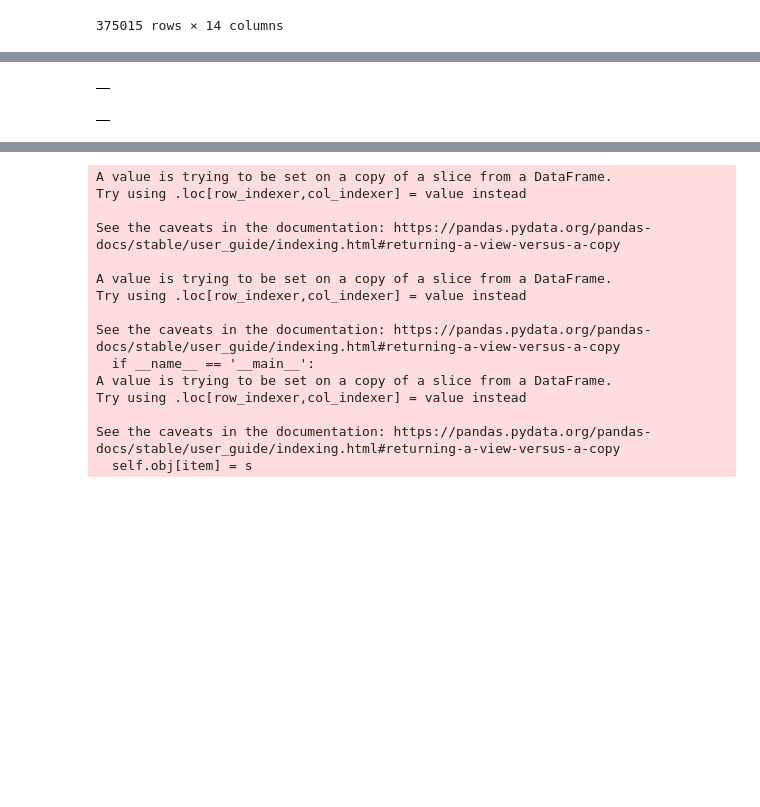
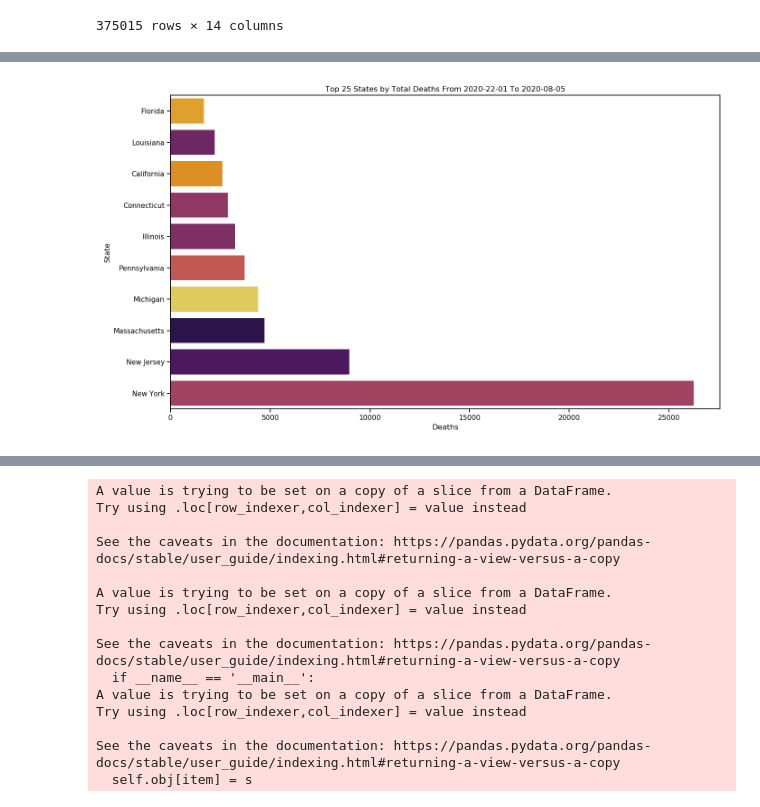
Before and after one commit to lewis-morris/progplot, a Jupyter notebook: Untitled.ipynb, the cells around one changed output, grey strips where cells are left out. Cells and saved outputs as stored; diff of their text form; code cells hidden in the pictures; blank space fills up the shorter version.

```diff
--- a/Untitled.ipynb
+++ b/Untitled.ipynb
@@ -317,0 +223,2 @@ df
+# %%
+bw = BarWriter(df)
@@ -318 +229,5 @@ df
+# %%
+bw.set_display_settings(time_in_seconds=45, video_file_name = "deathsbystate.webm")
+# %%
+bw.set_chart_options(x_tick_format="0", dateformat="%Y-%d-%m", palette="inferno", y_label="State", title="Top 25 States by Total Deaths", tight_layout=True, use_top_x=20,display_top_x=10)
 # %%
@@ -340,8 +235,5 @@ thing1
-# %%
-new_df
-# %% [output]
-|  |
-# %%
-new_df
-# %% [output]
-|  |
+# %%
+sns.set_context("notebook")
+bw.test_chart()
+# %% [output]
+[figure, added]
```
Also changed, not shown: parts of 69 cells of this notebook, 5 other files.
